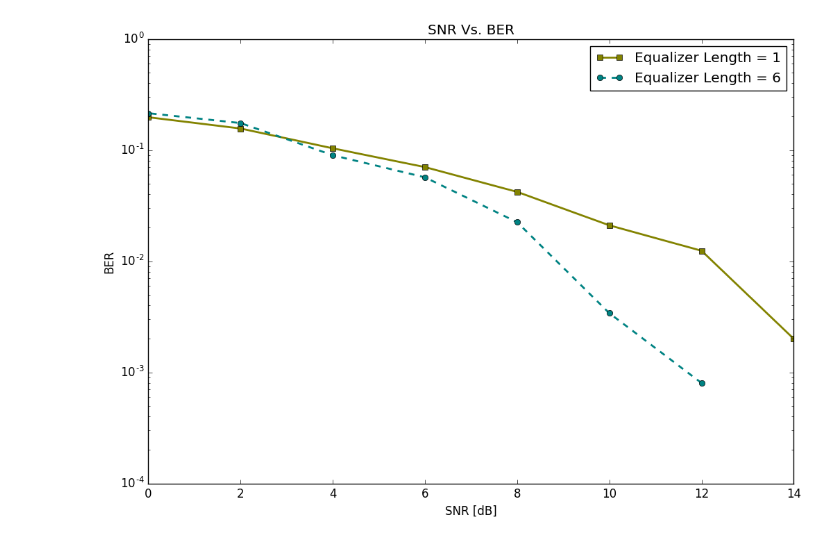
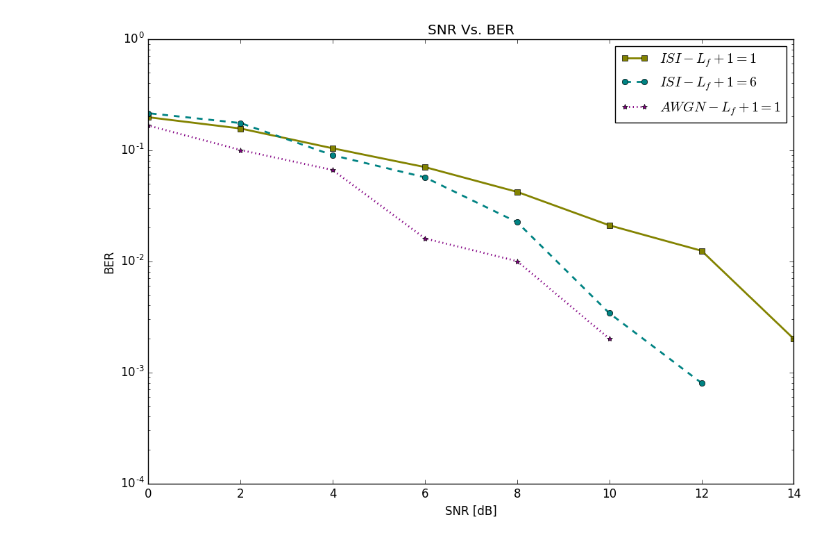
Before and after one commit to DamienDeprez/ELEC2103-Gr4, a Jupyter notebook: Labo Télécommunication/Lab 4/Labo 4 - Data - Analyze.ipynb, the cells around one changed output. Drawn from its saved outputs; the diff is of its cells as text; code cells hidden in the pictures.

Commit message:
Add the AWGN for L_f + 1 = 1 in data and graph

```diff
--- a/Labo Télécommunication/Lab 4/Labo 4 - Data - Analyze.ipynb
+++ b/Labo Télécommunication/Lab 4/Labo 4 - Data - Analyze.ipynb
@@ -21,14 +21,15 @@ display(data)
 # %%
 fig = figure("Static Error",figsize=(12,8)) # Create a new figure
 ax = axes();
 p2 = semilogy(data[:SNR],data[:BER_1],color=c₁,linewidth=2,linestyle="-",marker="s");
 p1 = semilogy(data[:SNR],data[:BER_6],color=c₂,linewidth=2,linestyle="--",marker="o");
+p1 = semilogy(data[:SNR],data[:AWGN_1],color=c₃,linewidth=2,linestyle=":",marker="*");
 
 ylabel("BER");
 xlabel("SNR [dB]");
 title("SNR Vs. BER");
-legend(["Equalizer Length = 1","Equalizer Length = 6"]);
+legend([L"ISI - L_f + 1 = 1",L"ISI - L_f + 1 = 6",L"AWGN - L_f + 1 = 1"]);
 
 fig[:canvas][:draw]()
 # %% [output]
-[figure, old version]
+[figure, new version]
```
Also changed, not shown: parts of 1 cell of this notebook, 2 other files.
